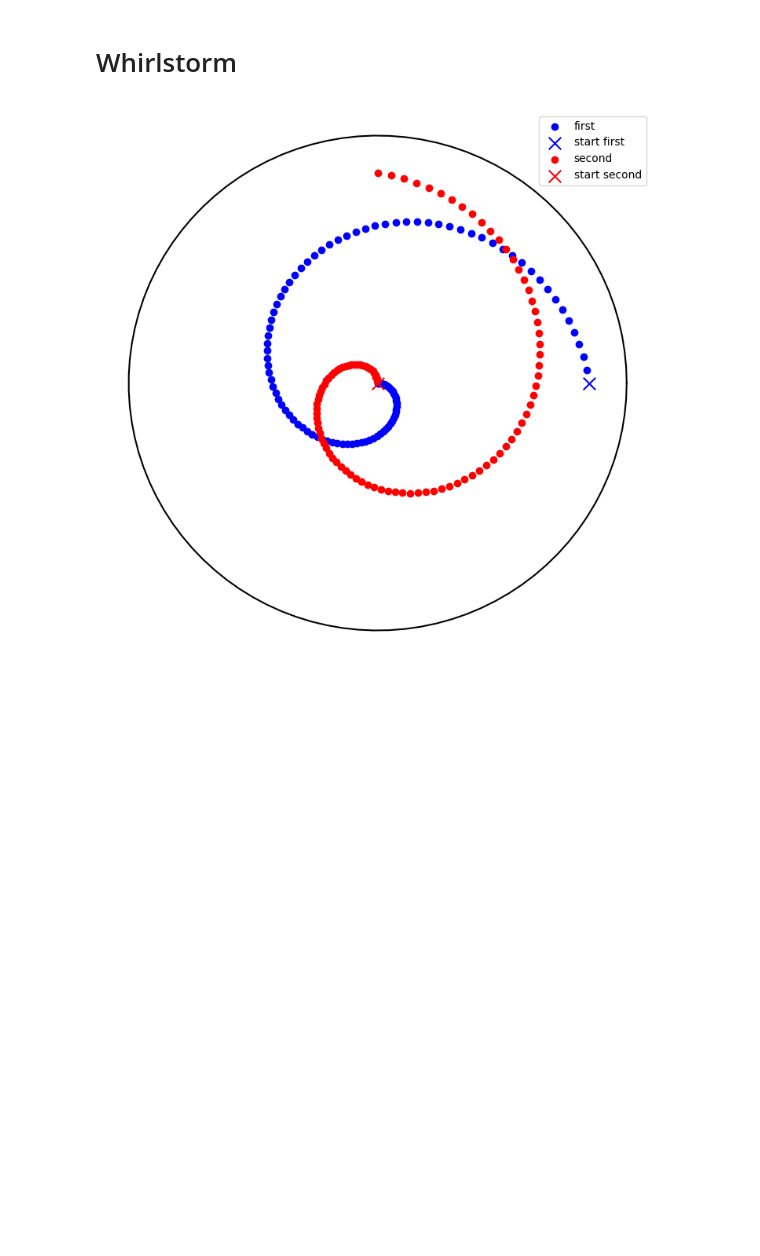
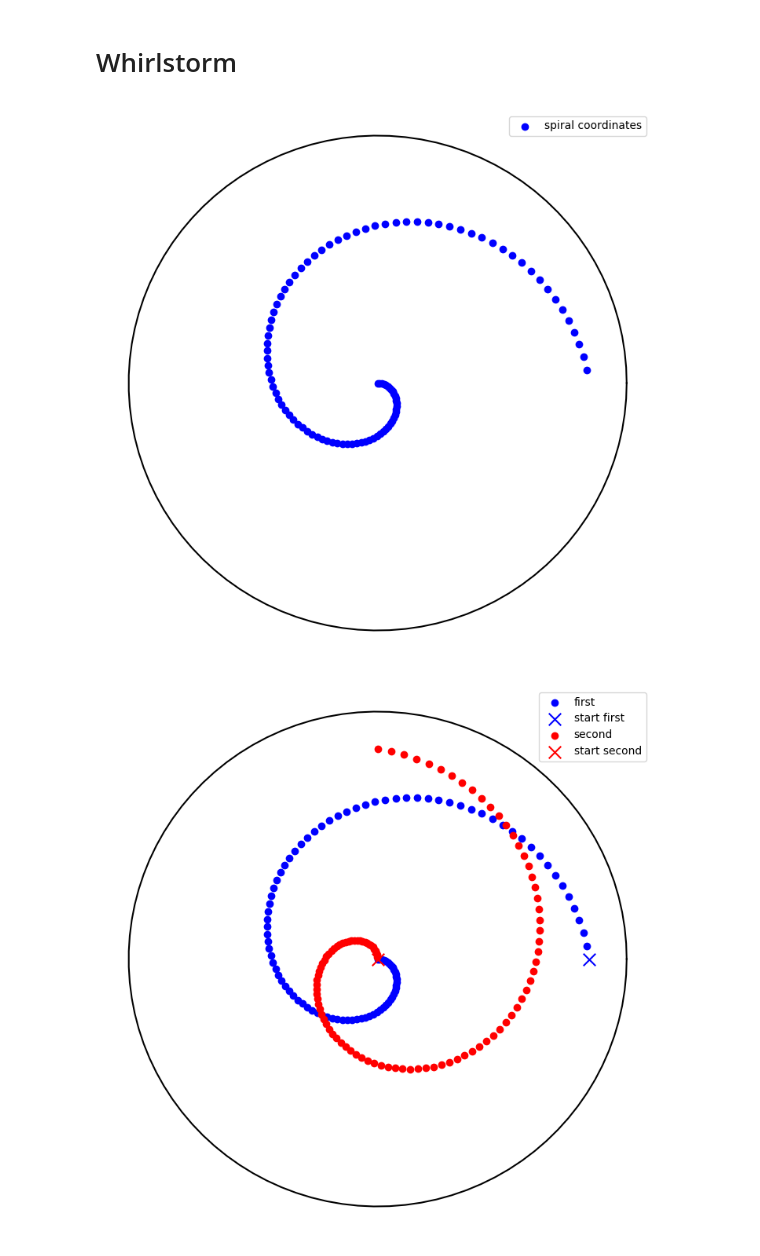
Before and after one commit to Food-Ninja/MixingIngredients, a Jupyter notebook: ipynb/motion.ipynb, the cells around one changed output. Cells and saved outputs as stored; diff of their text form; code cells hidden in the pictures; blank space fills up the shorter version.

```diff
--- a/ipynb/motion.ipynb
+++ b/ipynb/motion.ipynb
@@ -48,6 +48,18 @@ x_coordinates = x_start + radius2 * np.cos(theta)
 y_coordinates = y_start + radius2 * np.sin(theta)
 
 spiral_coordinates = np.column_stack([x_coordinates, y_coordinates])
+# %%
+plt.figure(figsize=(9, 9))
+plt.plot(x_circle, y_circle, color="black")
+plt.scatter(spiral_coordinates[:, 0][1:], spiral_coordinates[:, 1][1:], color='blue', marker='o', label="spiral coordinates")
+
+plt.axis('off')
+plt.legend()
+
+plt.savefig("../plots/whirlstorm1.png", bbox_inches = 'tight', pad_inches = 0)
+plt.show()
+# %% [output]
+[figure, added]
 # %%
 x_coordinates = x_start + radius2 * np.sin(theta)
 y_coordinates = y_start + radius2 * np.cos(theta)
```
Also changed, not shown: parts of 5 cells of this notebook, 7 other files.
